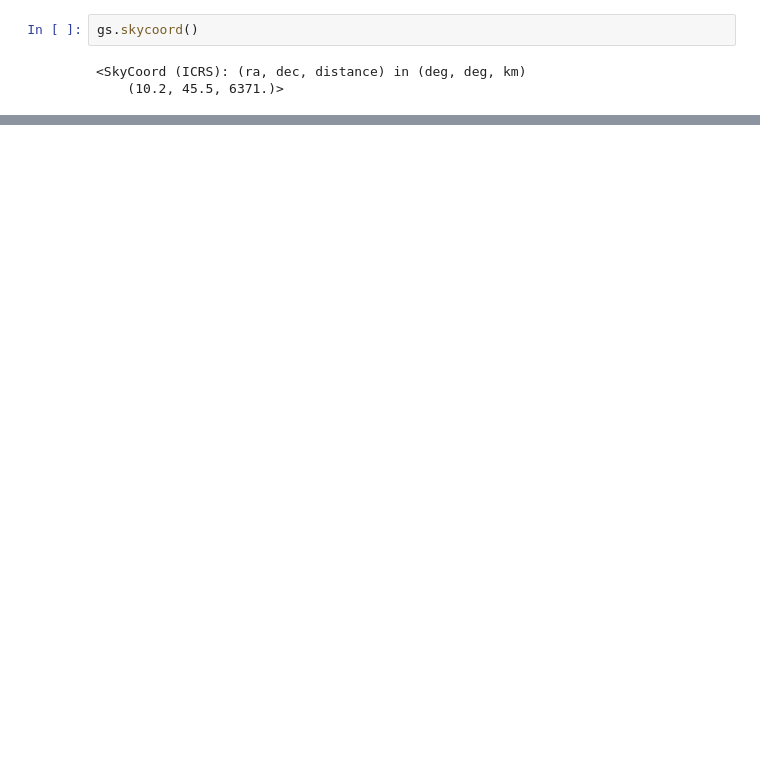
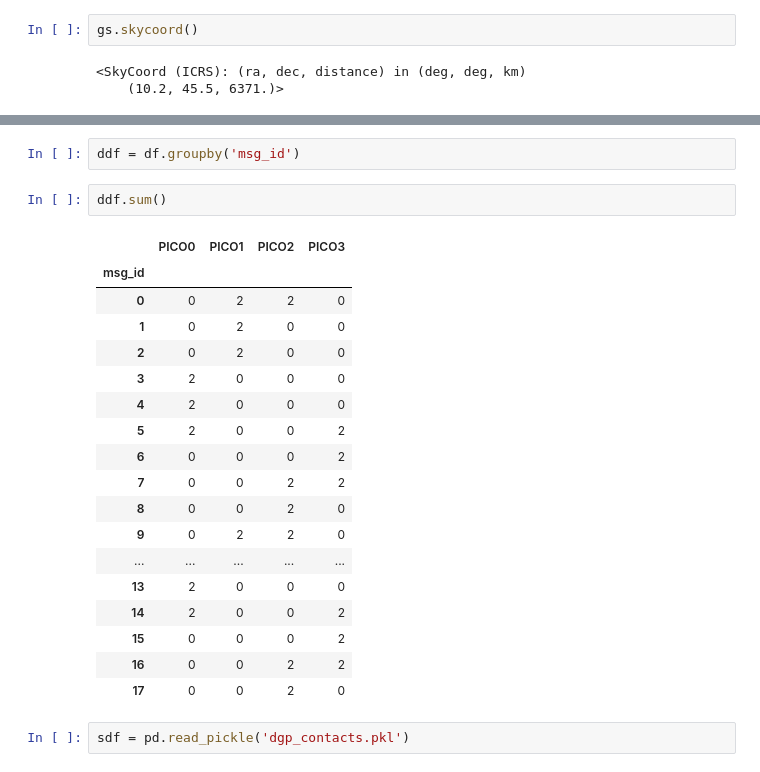
Before and after one commit to gpapromeo/python, a Jupyter notebook: astro_environment2.ipynb, the cells around one changed output, grey strips where cells are left out. Saved outputs shown, nothing was run; the diff lists cells and outputs as text; blank space fills up the shorter version.

```diff
--- a/astro_environment2.ipynb
+++ b/astro_environment2.ipynb
@@ -138,0 +219,25 @@ gs.lon
+# %%
+ddf = df.groupby('msg_id')
+# %%
+ddf.sum()
+# %% [output]
+|  | PICO0 | PICO1 | PICO2 | PICO3 |
+| msg_id |  |  |  |  |
+| 0 | 0 | 2 | 2 | 0 |
+| 1 | 0 | 2 | 0 | 0 |
+| 2 | 0 | 2 | 0 | 0 |
+| 3 | 2 | 0 | 0 | 0 |
+| 4 | 2 | 0 | 0 | 0 |
+| 5 | 2 | 0 | 0 | 2 |
+| 6 | 0 | 0 | 0 | 2 |
+| 7 | 0 | 0 | 2 | 2 |
+| 8 | 0 | 0 | 2 | 0 |
+| 9 | 0 | 2 | 2 | 0 |
+| ... | ... | ... | ... | ... |
+| 13 | 2 | 0 | 0 | 0 |
+| 14 | 2 | 0 | 0 | 2 |
+| 15 | 0 | 0 | 0 | 2 |
+| 16 | 0 | 0 | 2 | 2 |
+| 17 | 0 | 0 | 2 | 0 |
+# %%
+sdf = pd.read_pickle('dgp_contacts.pkl')
```
Also changed, not shown: parts of 9 cells of this notebook, 2 other files.
